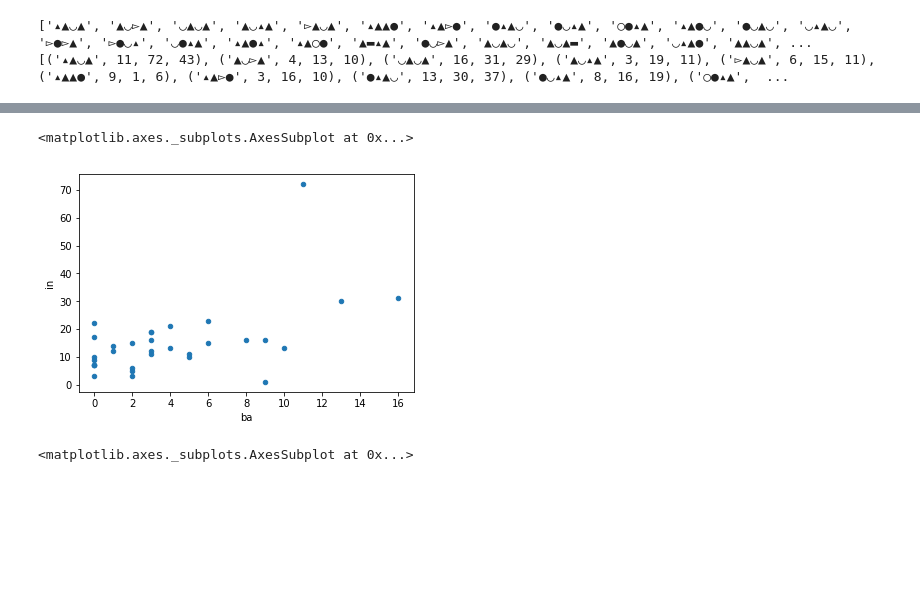
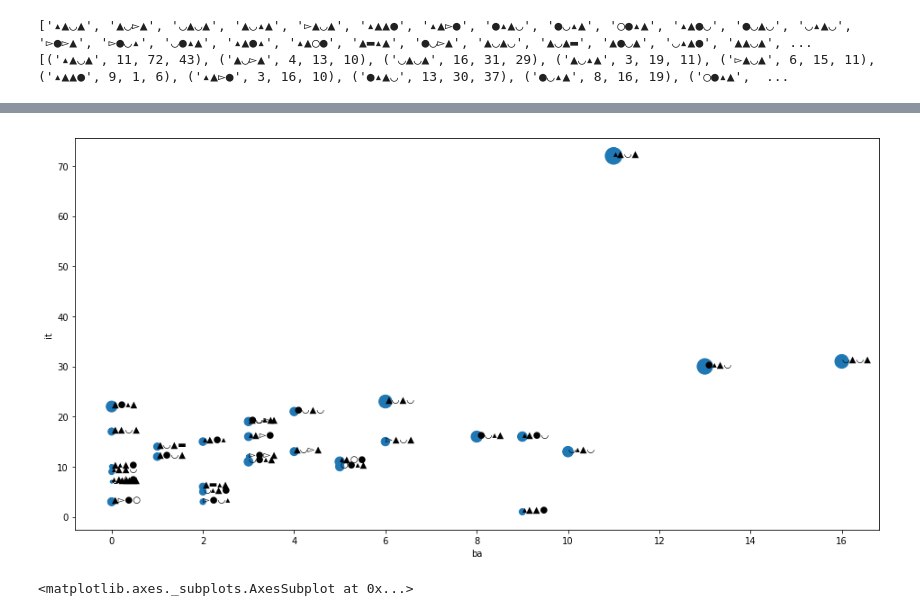
Before and after one commit to cibeleribeiro/spekuloom, a Jupyter notebook: ipnb/dev/2019-07-07-cocr-text_classifyer.ipynb, the cells around one changed output, grey strips where cells are left out. Saved outputs shown, nothing was run; the diff lists cells and outputs as text; code cells hidden in the pictures; blank space fills up the shorter version.

Commit message:
Jupyter melhora o scatter!!

```diff
--- a/ipnb/dev/2019-07-07-cocr-text_classifyer.ipynb
+++ b/ipnb/dev/2019-07-07-cocr-text_classifyer.ipynb
@@ -96,11 +96,15 @@ df
 | 29 | ▲▻●○ | 0 | 3 | 10 |
 | 30 | ▴▲▲◡ | 0 | 9 | 5 |
 | 31 | ▴▲◭● | 0 | 7 | 0 |
-# %%
-df.plot.scatter(x="ba", y="in")
-# %% [output]
-<matplotlib.axes._subplots.AxesSubplot at 0x...>
-[figure, removed]
+# %%
+from matplotlib import pyplot as plt
+# fig, px = plt.subplots(figsize=(6,5),dpi=200)
+
+ax = df.plot.scatter(x="ba", y="it", s=df.tr*8, figsize=(16,8))
+for i, txt in enumerate(df.patt):
+    ax.annotate(txt, (df.ba.iat[i],df.it.iat[i]))
+# %% [output]
+[figure, added]
 # %%
 df.plot.scatter(x="ba", y="tr")
 # %% [output]
```
Also changed, not shown: parts of 2 cells of this notebook.
